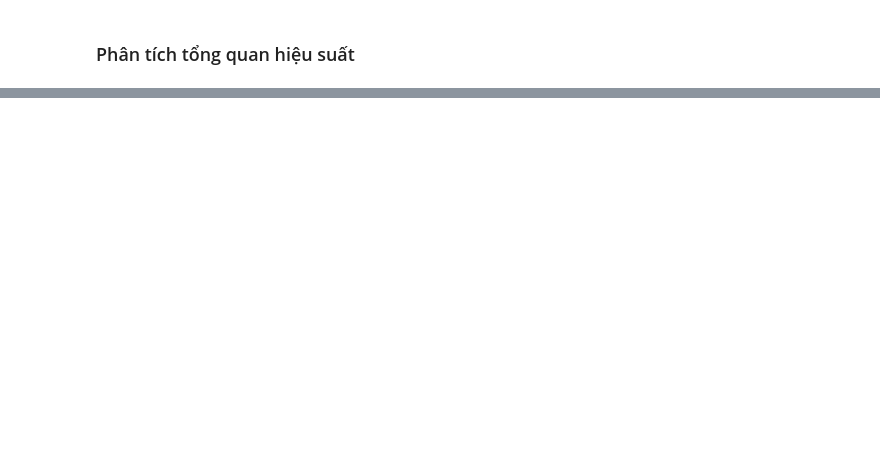
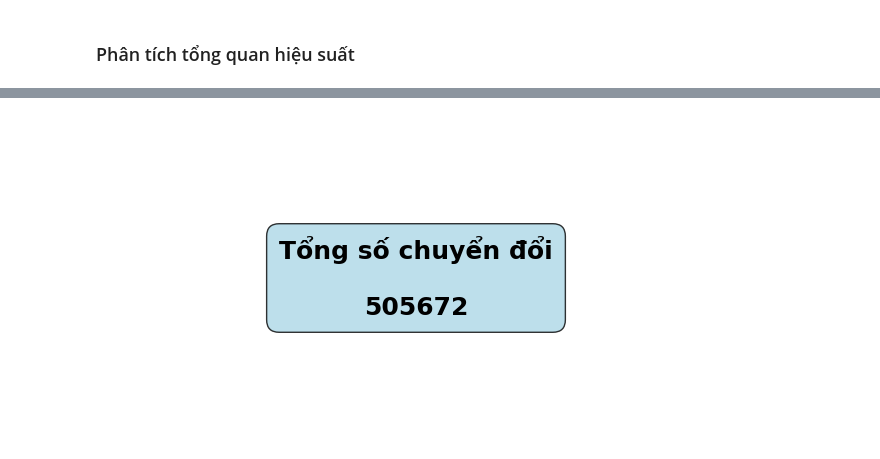
Before and after one commit to thethien8a/Marketing-Campaign-Analysis, a Jupyter notebook: project_2/Data_Analysis.ipynb, the cells around one changed output, grey strips where cells are left out. Saved outputs shown, nothing was run; the diff lists cells and outputs as text; code cells hidden in the pictures; blank space fills up the shorter version.

```diff
--- a/project_2/Data_Analysis.ipynb
+++ b/project_2/Data_Analysis.ipynb
@@ -147,0 +146,5 @@ plt.show()
+# %%
+total_conversions = df["Conversions"].sum()
+card_plot("Tổng số chuyển đổi", f'{total_conversions}')
+# %% [output]
+[figure, added]
```
Also changed, not shown: parts of 21 cells of this notebook, 1 other file.
